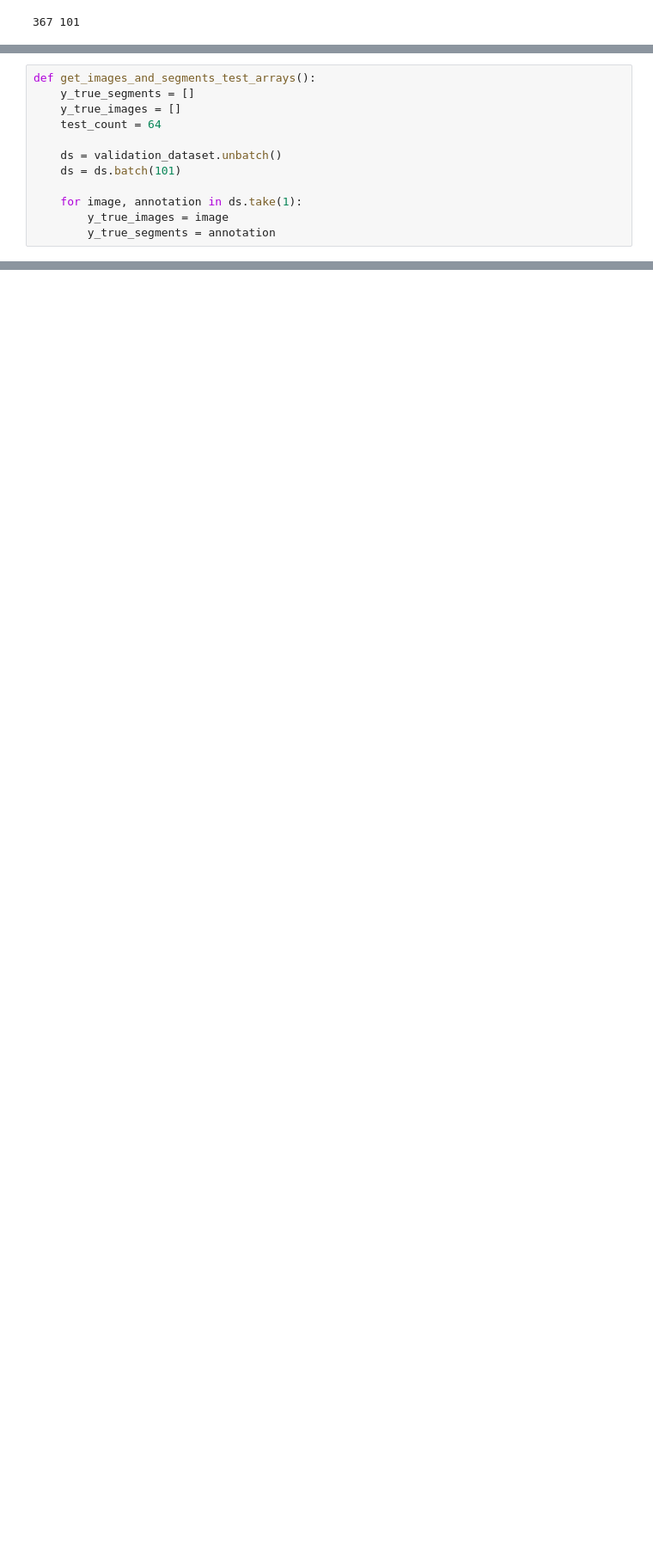
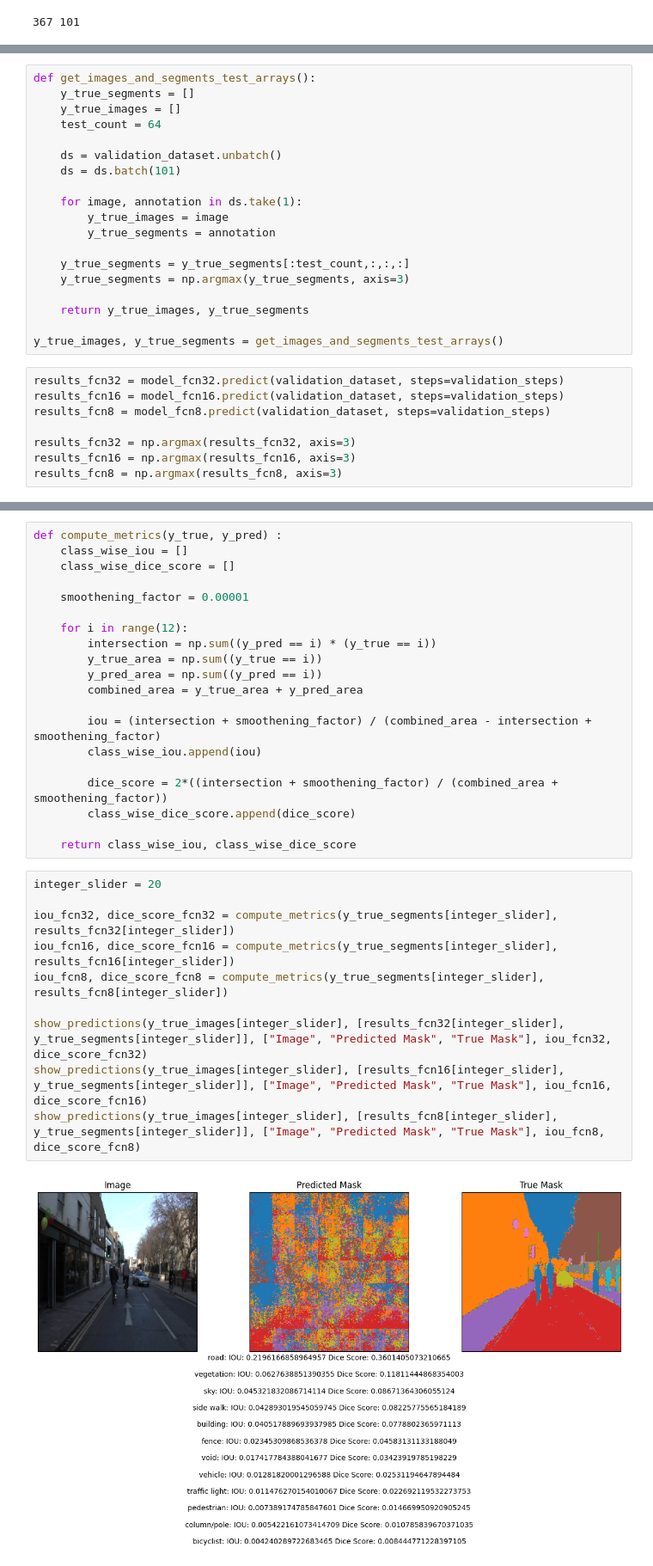
Before and after one commit to jiseungmin/2023-AI-Contest, a Jupyter notebook: Code/FCN/FCNcode.ipynb, the cells around one changed output, grey strips where cells are left out. Shown at 86% size. Saved outputs shown, nothing was run; the diff lists cells and outputs as text; blank space fills up the shorter version.

```diff
--- a/Code/FCN/FCNcode.ipynb
+++ b/Code/FCN/FCNcode.ipynb
@@ -453,3 +513,18 @@ def get_images_and_segments_test_arrays():
     for image, annotation in ds.take(1):
         y_true_images = image
         y_true_segments = annotation
+
+    y_true_segments = y_true_segments[:test_count,:,:,:]
+    y_true_segments = np.argmax(y_true_segments, axis=3)
+
+    return y_true_images, y_true_segments
+
+y_true_images, y_true_segments = get_images_and_segments_test_arrays()
+# %%
+results_fcn32 = model_fcn32.predict(validation_dataset, steps=validation_steps)
+results_fcn16 = model_fcn16.predict(validation_dataset, steps=validation_steps)
+results_fcn8 = model_fcn8.predict(validation_dataset, steps=validation_steps)
+
+results_fcn32 = np.argmax(results_fcn32, axis=3)
+results_fcn16 = np.argmax(results_fcn16, axis=3)
+results_fcn8 = np.argmax(results_fcn8, axis=3)
@@ -455,0 +535,32 @@ def get_images_and_segments_test_arrays():
+# %%
+def compute_metrics(y_true, y_pred) :
+    class_wise_iou = []
+    class_wise_dice_score = []
+
+    smoothening_factor = 0.00001
+
+    for i in range(12):
+        intersection = np.sum((y_pred == i) * (y_true == i))
+        y_true_area = np.sum((y_true == i))
+        y_pred_area = np.sum((y_pred == i))
+        combined_area = y_true_area + y_pred_area
+
+        iou = (intersection + smoothening_factor) / (combined_area - intersection + smoothening_factor)
+        class_wise_iou.append(iou)
+
+        dice_score = 2*((intersection + smoothening_factor) / (combined_area + smoothening_factor))
+        class_wise_dice_score.append(dice_score)
+
+    return class_wise_iou, class_wise_dice_score
+# %%
+integer_slider = 20
+
+iou_fcn32, dice_score_fcn32 = compute_metrics(y_true_segments[integer_slider], results_fcn32[integer_slider])
+iou_fcn16, dice_score_fcn16 = compute_metrics(y_true_segments[integer_slider], results_fcn16[integer_slider])
+iou_fcn8, dice_score_fcn8 = compute_metrics(y_true_segments[integer_slider], results_fcn8[integer_slider])
+
+show_predictions(y_true_images[integer_slider], [results_fcn32[integer_slider], y_true_segments[integer_slider]], ["Image", "Predicted Mask", "True Mask"], iou_fcn32, dice_score_fcn32)
+show_predictions(y_true_images[integer_slider], [results_fcn16[integer_slider], y_true_segments[integer_slider]], ["Image", "Predicted Mask", "True Mask"], iou_fcn16, dice_score_fcn16)
+show_predictions(y_true_images[integer_slider], [results_fcn8[integer_slider], y_true_segments[integer_slider]], ["Image", "Predicted Mask", "True Mask"], iou_fcn8, dice_score_fcn8)
+# %% [output]
+[figure, added]
```
Also changed, not shown: parts of 15 cells of this notebook, 1 other file.
